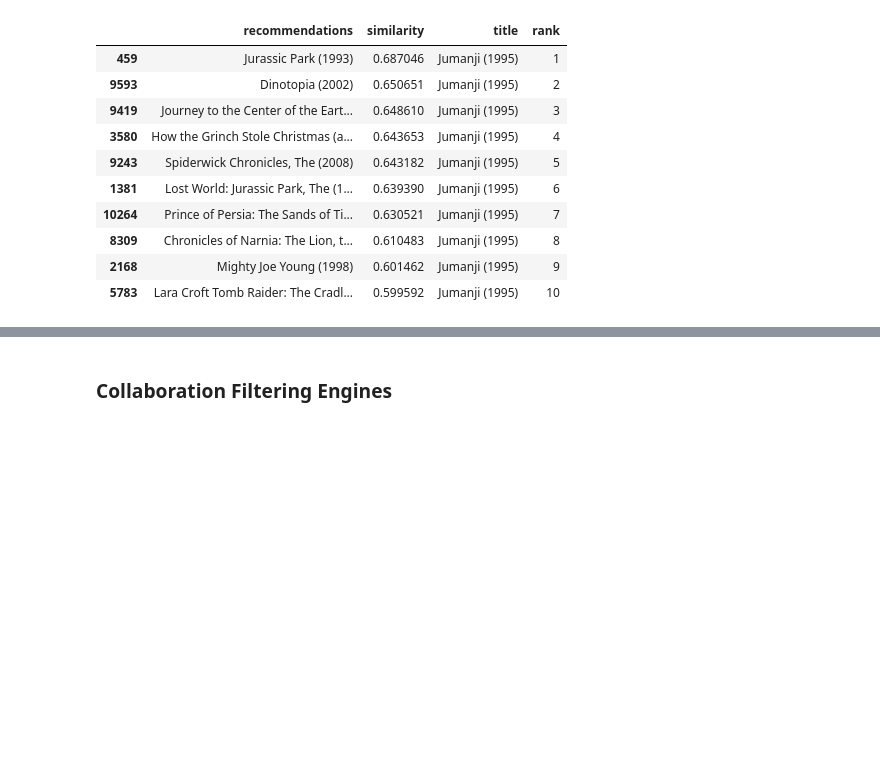
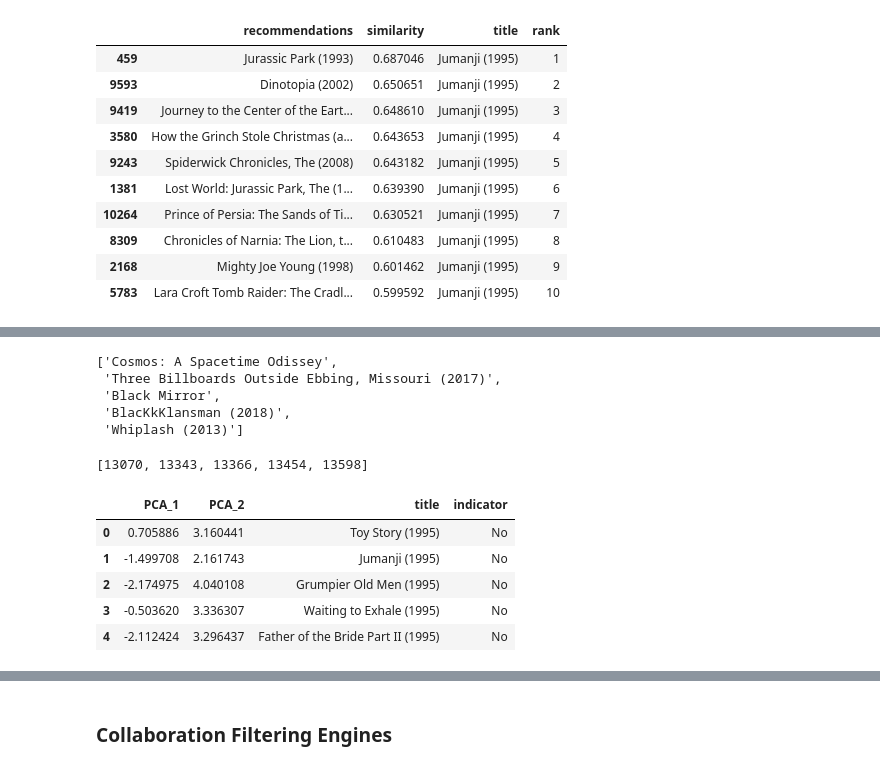
Before and after one commit to titusndondo/unsupervised-predict-streamlit-template, a Jupyter notebook: predict_deliverables/EDA.ipynb, the cells around one changed output, grey strips where cells are left out. Saved outputs shown, nothing was run; the diff lists cells and outputs as text; code cells hidden in the pictures; blank space fills up the shorter version.

```diff
--- a/predict_deliverables/EDA.ipynb
+++ b/predict_deliverables/EDA.ipynb
@@ -747,0 +744,4 @@ Jurassic Park (1993)
+# %%
+from sklearn.decomposition import PCA
+pca = PCA(n_components = 2)
+principal_components = pca.fit_transform(text_matrix.toarray())
@@ -747,0 +773,31 @@ Jurassic Park (1993)
+# %%
+movies = list()
+for movie in ['Joker (2019)']:
+    similar_movies = similarity_data[similarity_data['title'] == movie]['recommendations'][:5].tolist()
+    for similar_movie in similar_movies:
+        movies.append(similar_movie)
+movies
+# %% [output]
+['Cosmos: A Spacetime Odissey',
+ 'Three Billboards Outside Ebbing, Missouri (2017)',
+ 'Black Mirror',
+ 'BlacKkKlansman (2018)',
+ 'Whiplash (2013)']
+# %%
+indz = list()
+for i, movie in enumerate(pca_rez['title']):
+    if movie in movies:
+        indz.append(i)
+indz
+# %% [output]
+[13070, 13343, 13366, 13454, 13598]
+# %%
+pca_rez['indicator'] = np.where(pca_rez['title'].isin(movies), 'Yes', 'No')
+pca_rez.head()
+# %% [output]
+|  | PCA_1 | PCA_2 | title | indicator |
+| 0 | 0.705886 | 3.160441 | Toy Story (1995) | No |
+| 1 | -1.499708 | 2.161743 | Jumanji (1995) | No |
+| 2 | -2.174975 | 4.040108 | Grumpier Old Men (1995) | No |
+| 3 | -0.503620 | 3.336307 | Waiting to Exhale (1995) | No |
+| 4 | -2.112424 | 3.296437 | Father of the Bride Part II (1995) | No |
```
Also changed, not shown: parts of 9 cells of this notebook.
